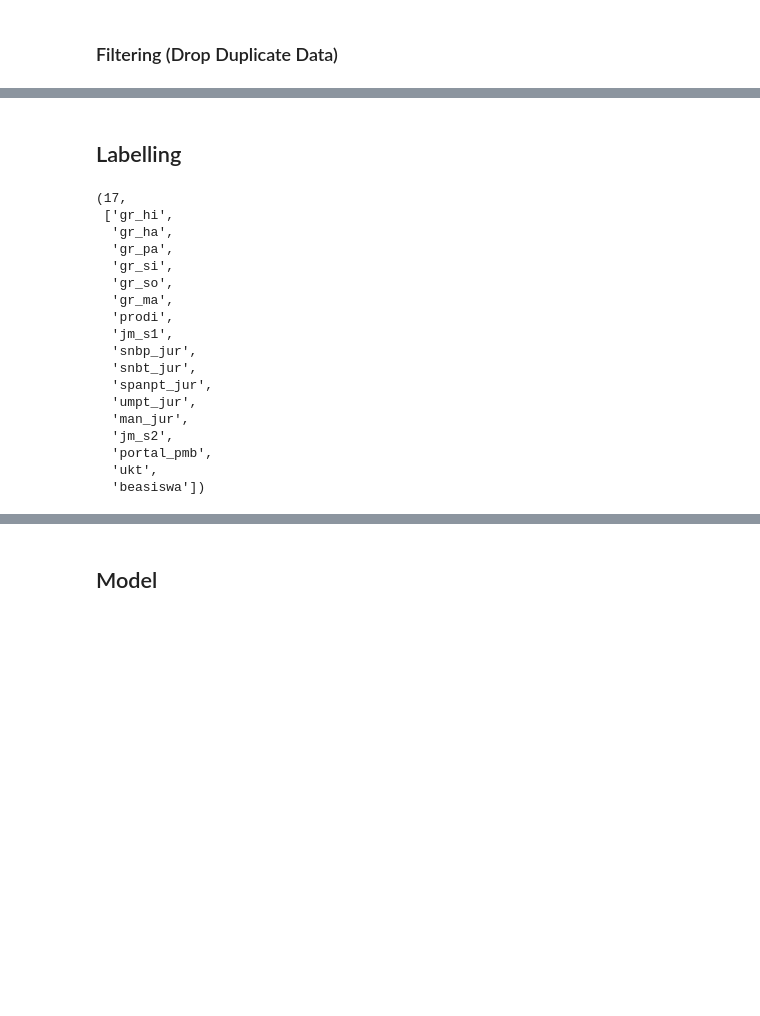
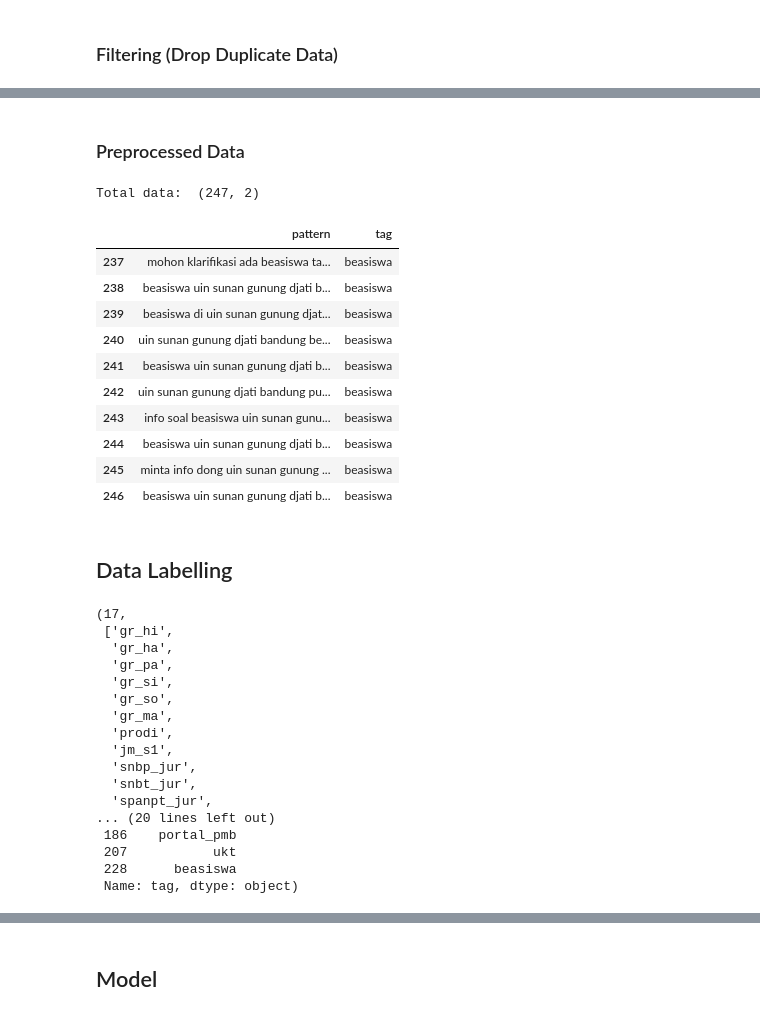
Before and after one commit to jaleisme/sbert_chatbot, a Jupyter notebook: experiment.ipynb, the cells around one changed output, grey strips where cells are left out. Drawn from its saved outputs; the diff is of its cells as text; code cells hidden in the pictures; blank space fills up the shorter version.

```diff
--- a/experiment.ipynb
+++ b/experiment.ipynb
@@ -298,8 +298,28 @@ total data:  (247, 1)
+# %% [markdown]
+### Preprocessed Data
+# %%
+dataset = pd.read_csv('data/preprocessed-data.csv')
+print("Total data: ", dataset.shape)
+dataset.tail(10)
+# %% [output]
+Total data:  (247, 2)
+|  | pattern | tag |
+| 237 | mohon klarifikasi ada beasiswa ta... | beasiswa |
+| 238 | beasiswa uin sunan gunung djati b... | beasiswa |
+| 239 | beasiswa di uin sunan gunung djat... | beasiswa |
+| 240 | uin sunan gunung djati bandung be... | beasiswa |
+| 241 | beasiswa uin sunan gunung djati b... | beasiswa |
+| 242 | uin sunan gunung djati bandung pu... | beasiswa |
+| 243 | info soal beasiswa uin sunan gunu... | beasiswa |
+| 244 | beasiswa uin sunan gunung djati b... | beasiswa |
+| 245 | minta info dong uin sunan gunung ... | beasiswa |
+| 246 | beasiswa uin sunan gunung djati b... | beasiswa |
 # %% [markdown]
-## Labelling
+## Data Labelling
 # %%
-# Defining Labels
-LABELS = answer_data['tag'].tolist()
+# Defining labels
+label_list = dataset['tag'].drop_duplicates()
+LABELS = label_list.tolist()
 len(LABELS), LABELS
 # %% [output]
 (17,
@@ -314,9 +334,8 @@ len(LABELS), LABELS
   'snbp_jur',
   'snbt_jur',
   'spanpt_jur',
-  'umpt_jur',
-  'man_jur',
-  'jm_s2',
-  'portal_pmb',
-  'ukt',
-  'beasiswa'])
+... (20 lines left out)
+ 186    portal_pmb
+ 207           ukt
+ 228      beasiswa
+ Name: tag, dtype: object)
```
Also changed, not shown: parts of 8 cells of this notebook, 1 other file.
